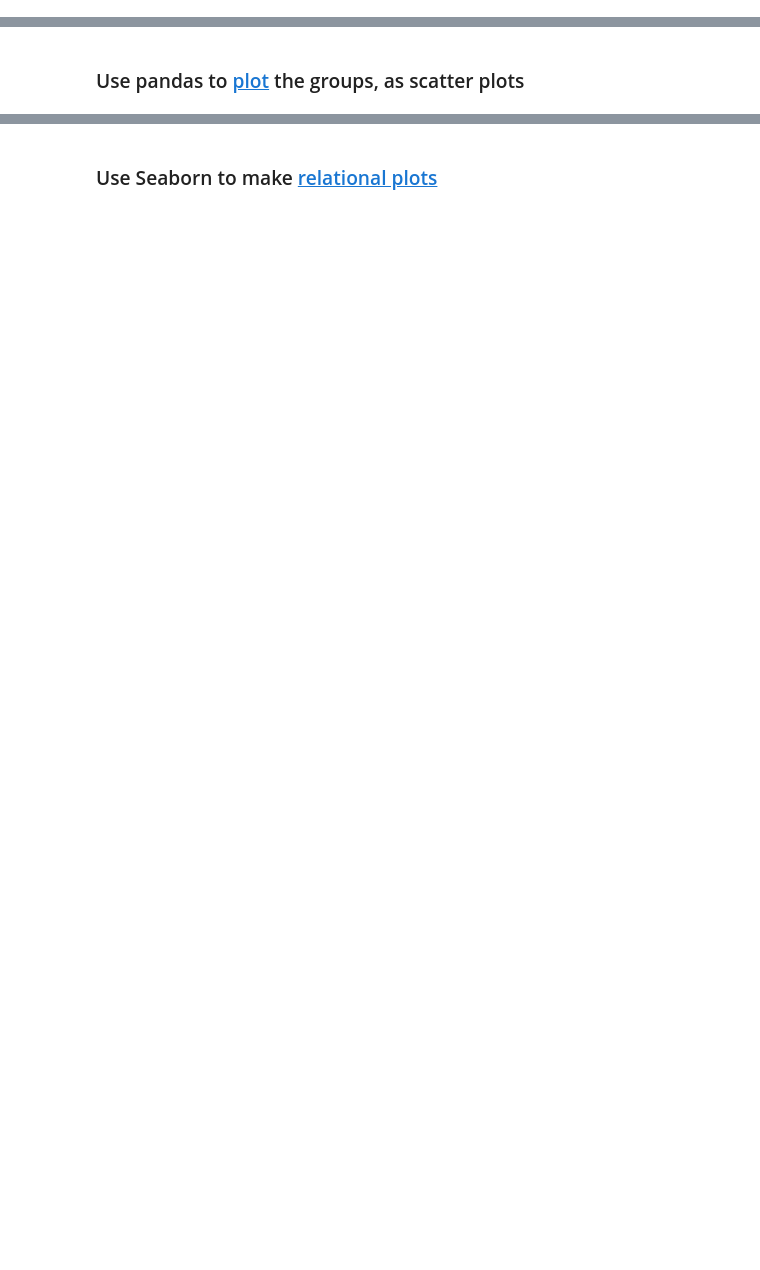
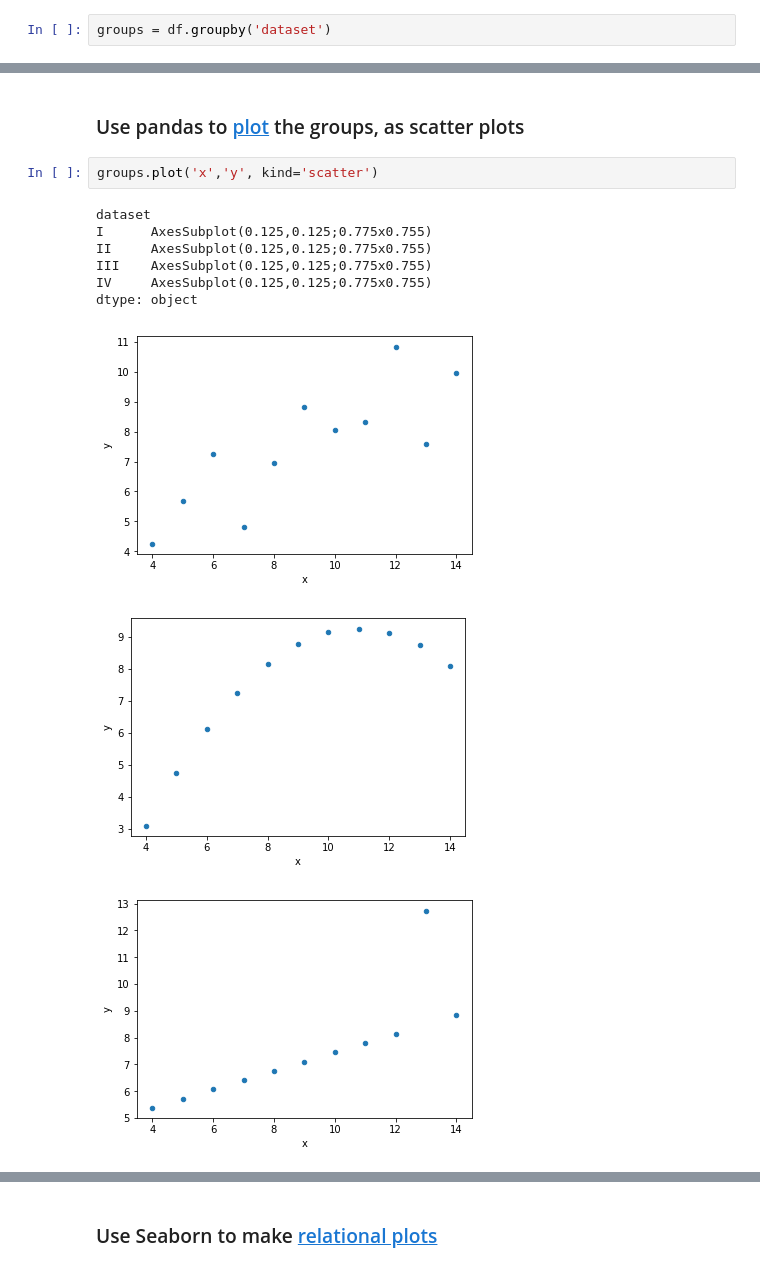
Before and after one commit to bloominstituteoftechnology/DS-Sprint-02-Storytelling-With-Data, a Jupyter notebook: module2-choose-appropriate-visualizations/LS_DS_122_Choose_appropriate_visualizations.ipynb, the cells around one changed output, grey strips where cells are left out. Drawn from its saved outputs; the diff is of its cells as text; blank space fills up the shorter version.

```diff
--- a/module2-choose-appropriate-visualizations/LS_DS_122_Choose_appropriate_visualizations.ipynb
+++ b/module2-choose-appropriate-visualizations/LS_DS_122_Choose_appropriate_visualizations.ipynb
@@ -68,4 +144,6 @@ df = sns.load_dataset('anscombe')
 # %% [markdown]
 ### [Group by](https://pandas.pydata.org/pandas-docs/stable/generated/pandas.DataFrame.groupby.html) `'dataset'`
+# %%
+groups = df.groupby('dataset')
 # %% [markdown]
 ### [Describe](https://pandas.pydata.org/pandas-docs/stable/generated/pandas.DataFrame.describe.html) the groups
@@ -80,2 +208,14 @@ df = sns.load_dataset('anscombe')
 # %% [markdown]
 ### Use pandas to [plot](https://pandas.pydata.org/pandas-docs/stable/generated/pandas.DataFrame.plot.html) the groups, as scatter plots
+# %%
+groups.plot('x','y', kind='scatter')
+# %% [output]
+dataset
+I      AxesSubplot(0.125,0.125;0.775x0.755)
+II     AxesSubplot(0.125,0.125;0.775x0.755)
+III    AxesSubplot(0.125,0.125;0.775x0.755)
+IV     AxesSubplot(0.125,0.125;0.775x0.755)
+dtype: object
+[figure, added]
+[figure, added]
+[figure, added]
```
Also changed, not shown: parts of 32 cells of this notebook.
